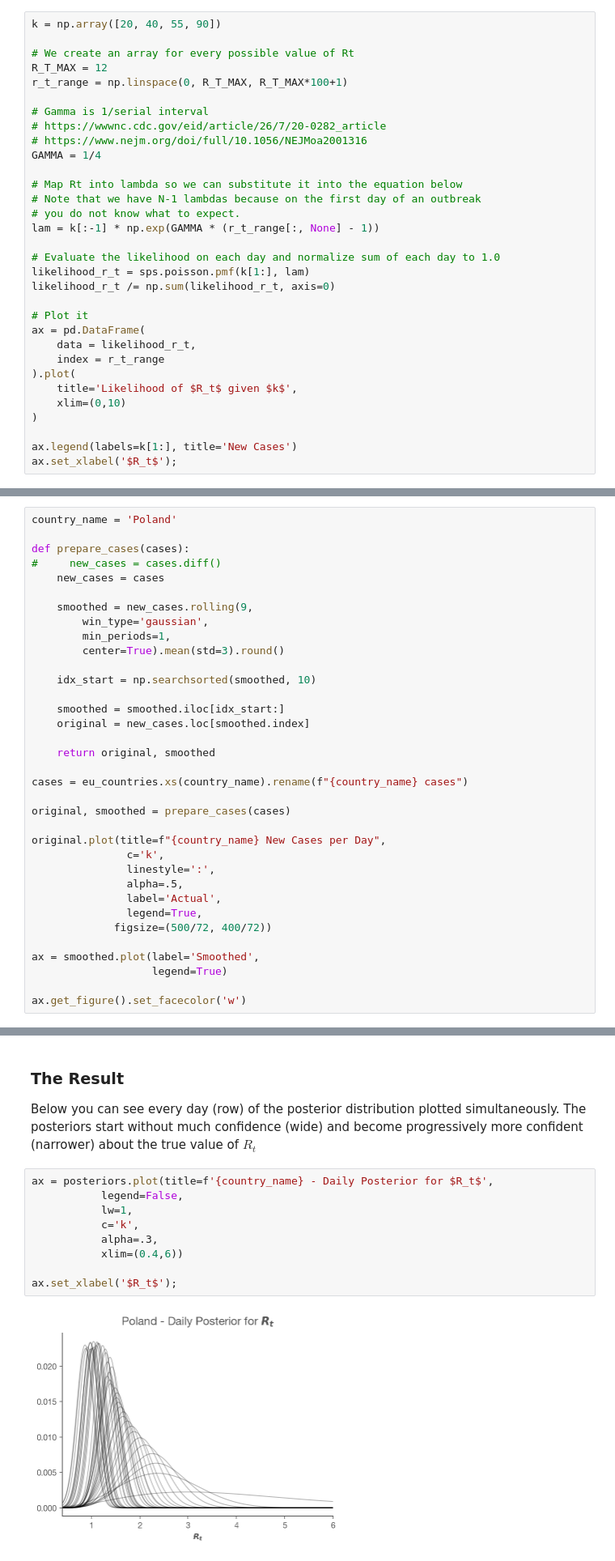
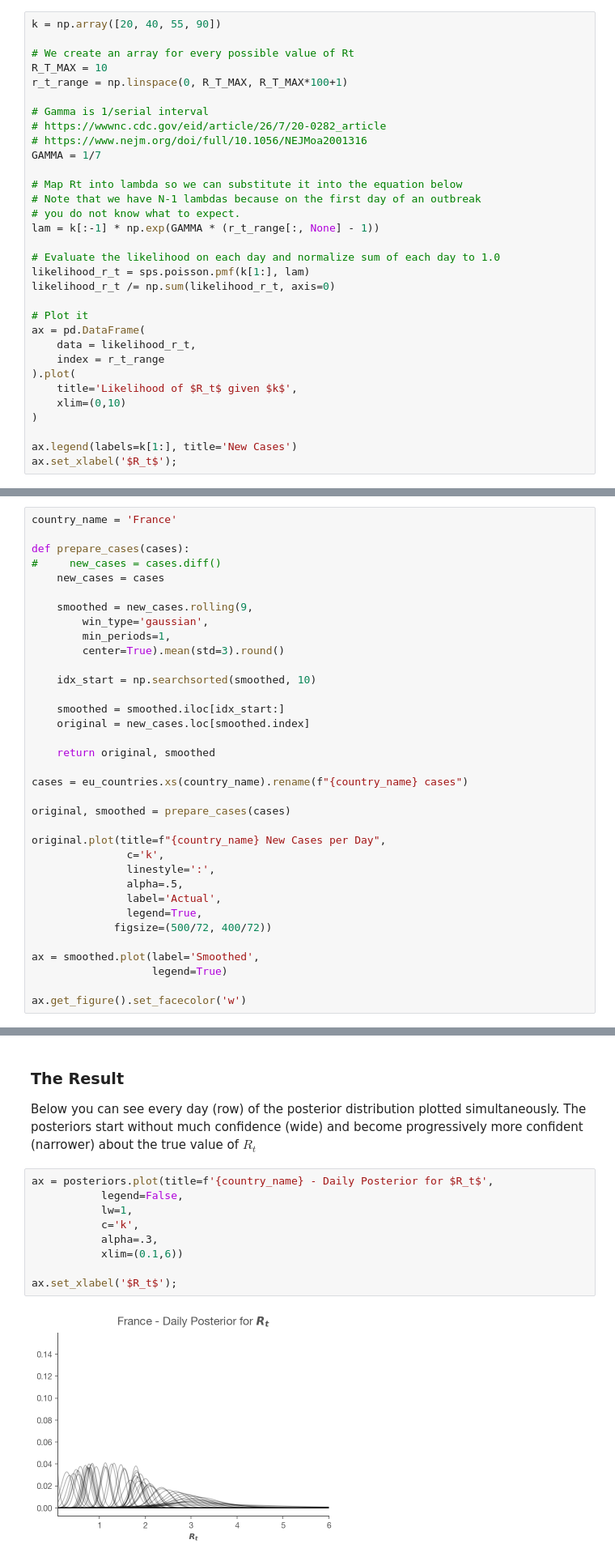
Before and after one commit to pmm-sumo/covid-19, a Jupyter notebook: Realtime R0.ipynb, the cells around one changed output, grey strips where cells are left out. Shown at 81% size. Saved outputs shown, nothing was run; the diff lists cells and outputs as text.

```diff
--- a/Realtime R0.ipynb
+++ b/Realtime R0.ipynb
@@ -145,13 +145,13 @@ To continue our example, let's imagine a sample of new case counts $k$. What is
 k = np.array([20, 40, 55, 90])
 
 # We create an array for every possible value of Rt
-R_T_MAX = 12
+R_T_MAX = 10
 r_t_range = np.linspace(0, R_T_MAX, R_T_MAX*100+1)
 
 # Gamma is 1/serial interval
 # https://wwwnc.cdc.gov/eid/article/26/7/20-0282_article
 # https://www.nejm.org/doi/full/10.1056/NEJMoa2001316
-GAMMA = 1/4
+GAMMA = 1/7
 
 # Map Rt into lambda so we can substitute it into the equation below
 # Note that we have N-1 lambdas because on the first day of an outbreak
@@ -318,5 +315,5 @@ Name: cases, Length: 111, dtype: int64
 # %%
-country_name = 'Poland'
+country_name = 'France'
 
 def prepare_cases(cases):
 #     new_cases = cases.diff()
@@ -465,14 +462,14 @@ Below you can see every day (row) of the posterior distribution plotted simultan
 # %%
 ax = posteriors.plot(title=f'{country_name} - Daily Posterior for $R_t$',
            legend=False,
            lw=1,
            c='k',
            alpha=.3,
-           xlim=(0.4,6))
+           xlim=(0.1,6))
 
 ax.set_xlabel('$R_t$');
 # %% [output]
-[figure, old version]
+[figure, new version]
 # %% [markdown]
 ### Plotting in the Time Domain with Credible Intervals
 
```
Also changed, not shown: parts of 21 cells of this notebook.
